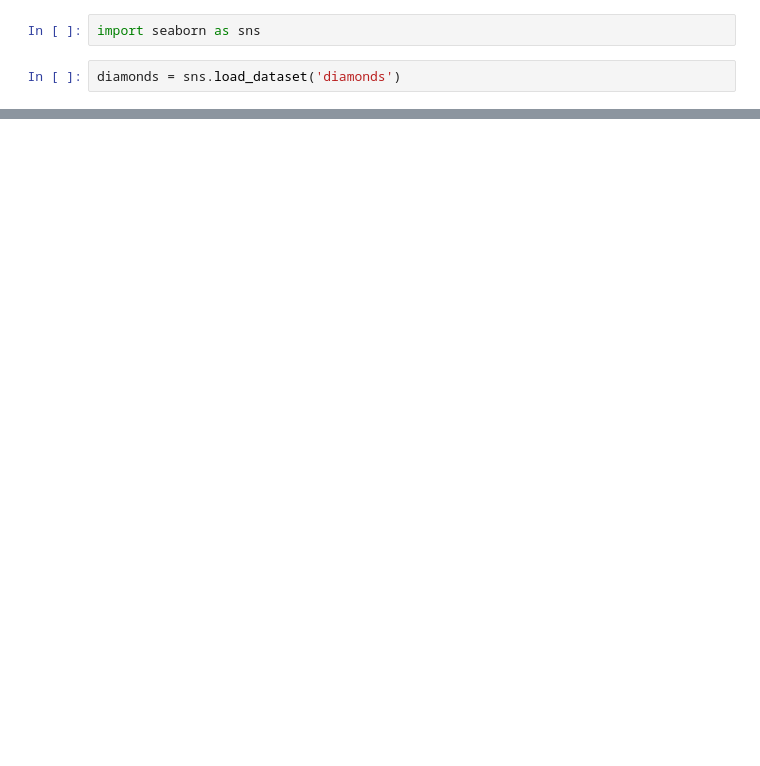
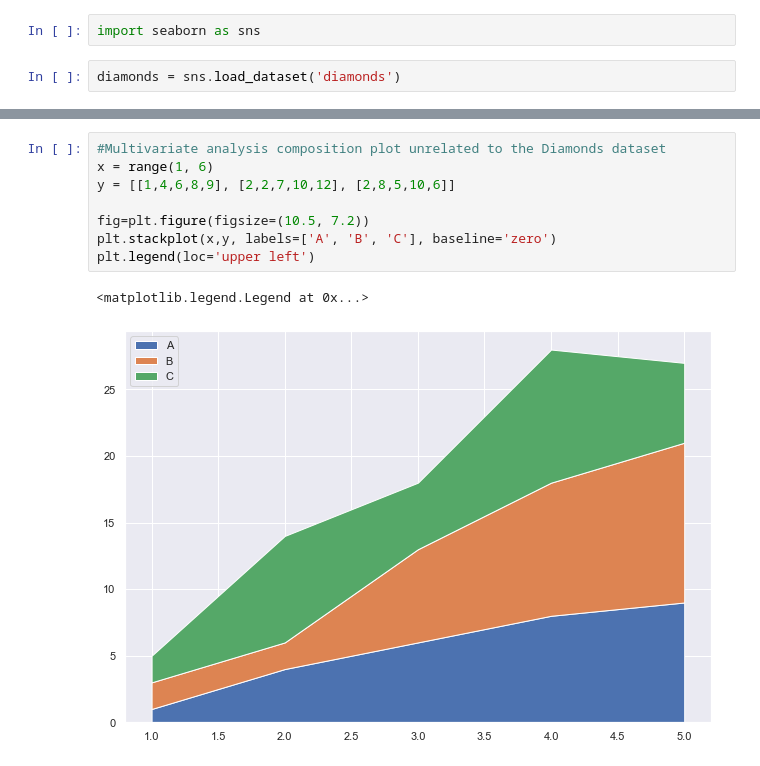
Before and after one commit to KDIET1/Data-Science-Projects, a Jupyter notebook: myJupyterNotebooks/Exploratory Data Analysis With Python.ipynb, the cells around one changed output, grey strips where cells are left out. Cells and saved outputs as stored; diff of their text form; blank space fills up the shorter version.

```diff
--- a/myJupyterNotebooks/Exploratory Data Analysis With Python.ipynb
+++ b/myJupyterNotebooks/Exploratory Data Analysis With Python.ipynb
@@ -21,0 +112,11 @@ plt.plot(len(data) -1, data[-1])
+# %%
+#Multivariate analysis composition plot unrelated to the Diamonds dataset
+x = range(1, 6)
+y = [[1,4,6,8,9], [2,2,7,10,12], [2,8,5,10,6]]
+
+fig=plt.figure(figsize=(10.5, 7.2))
+plt.stackplot(x,y, labels=['A', 'B', 'C'], baseline='zero')
+plt.legend(loc='upper left')
+# %% [output]
+<matplotlib.legend.Legend at 0x...>
+[figure, added]
```
Also changed, not shown: parts of 13 cells of this notebook.
